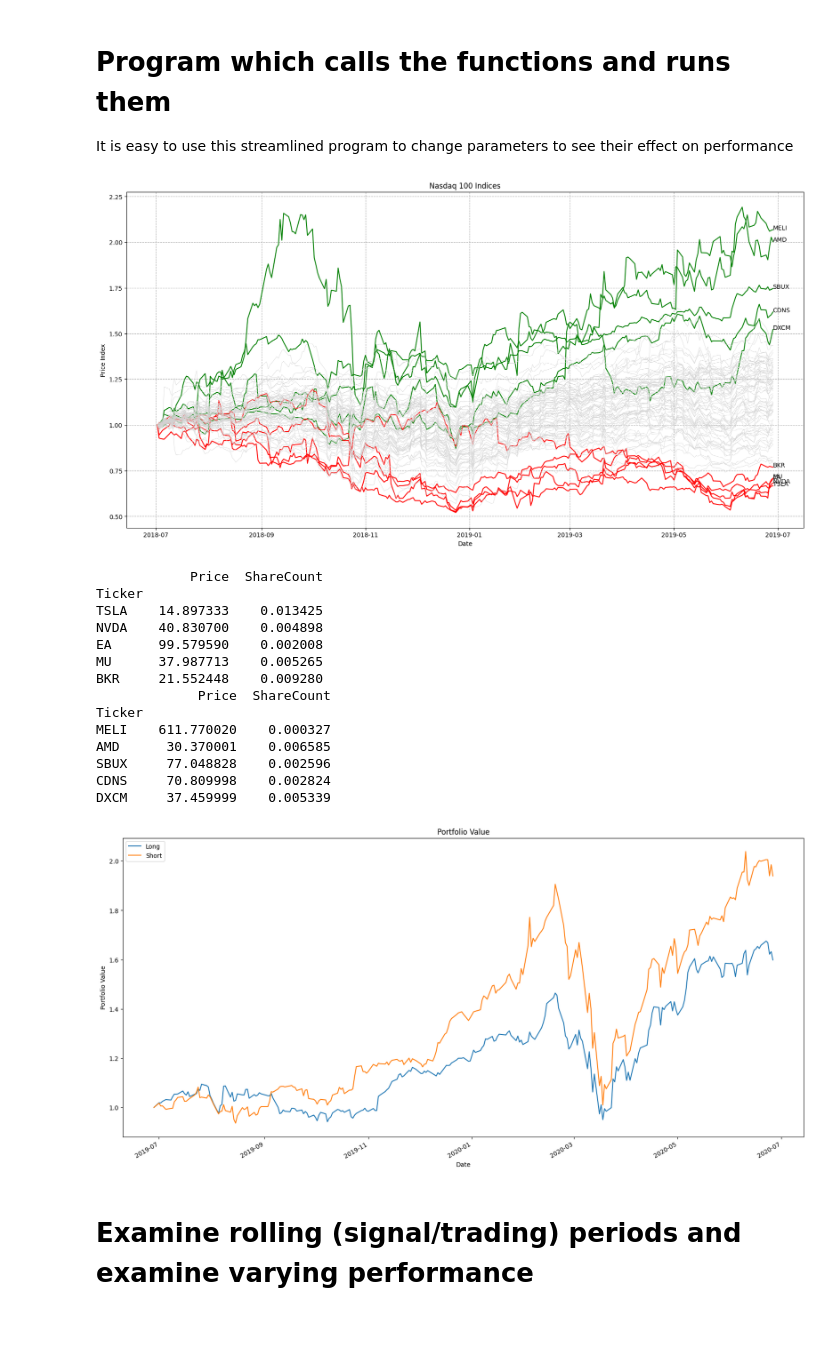
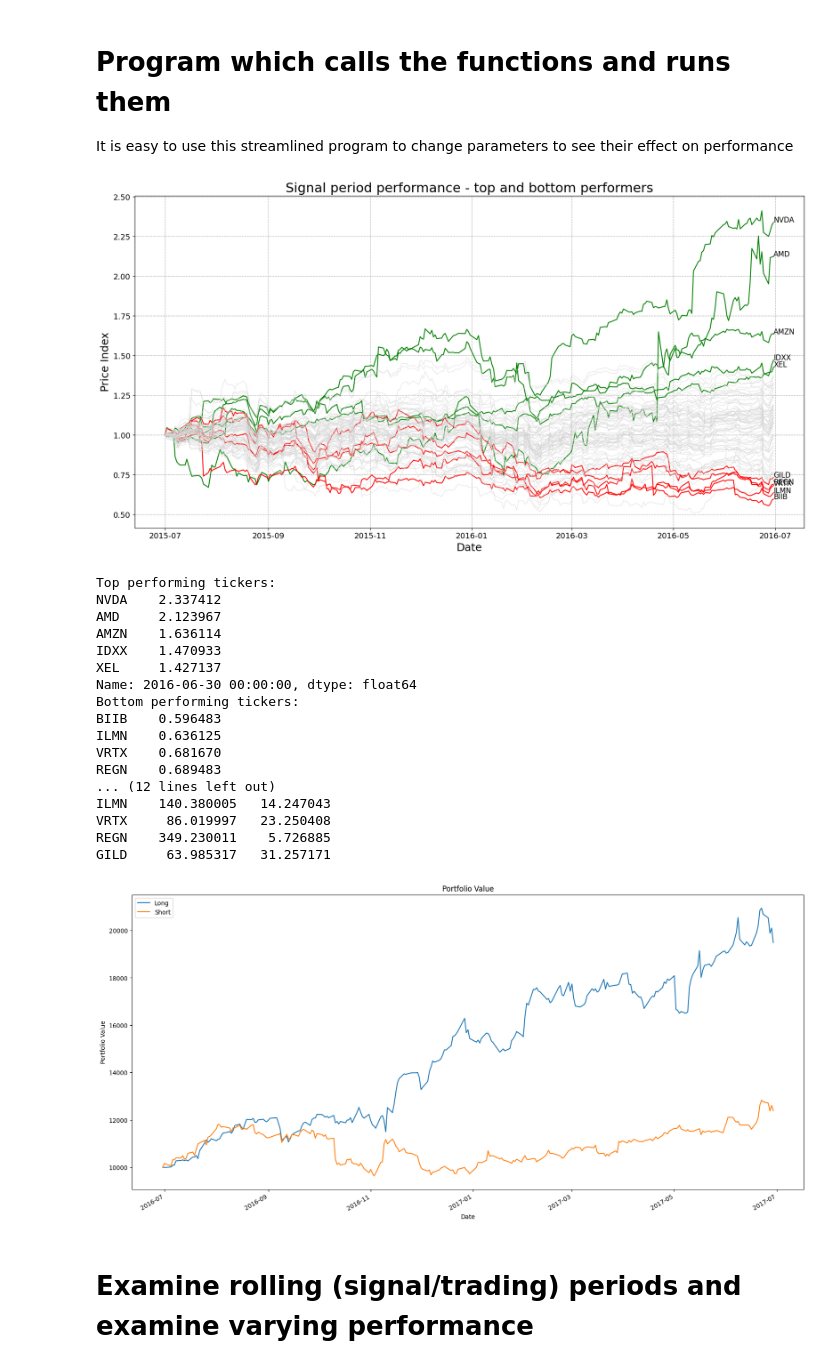
Before and after one commit to howesrichard/CodeFinModUQ, a Jupyter notebook: momentum_looped_RH.ipynb, the cells around one changed output. Cells and saved outputs as stored; diff of their text form; code cells hidden in the pictures; blank space fills up the shorter version.

```diff
--- a/momentum_looped_RH.ipynb
+++ b/momentum_looped_RH.ipynb
@@ -82,18 +82,26 @@ def plot_signal_period(hPricesIDX, topPerformers, bottomPerformers, otherTickers
     plt.figure(figsize=(20,10))
     for ticker in topPerformers:
         plt.plot(signalIndexDT[ticker], color='green')
-        plt.text(signalIndexDT.index[-1], signalIndexDT[ticker].iloc[-1], ticker)
+        plt.text(signalIndexDT.index[-1], signalIndexDT[ticker].iloc[-1], ticker, fontsize=12)
     for ticker in bottomPerformers:
         plt.plot(signalIndexDT[ticker], color='red')
-        plt.text(signalIndexDT.index[-1], signalIndexDT[ticker].iloc[-1], ticker)
+        plt.text(signalIndexDT.index[-1], signalIndexDT[ticker].iloc[-1], ticker, fontsize=12)
     for ticker in otherTickers:
         plt.plot(signalIndexDT[ticker], color='lightgrey', linewidth='0.5')
-    plt.xlabel('Date')
-    plt.ylabel('Price Index')
-    plt.title('Nasdaq 100 Indices')
+    plt.xlabel('Date', fontsize=18)
+    plt.xticks(fontsize=13)
+    plt.ylabel('Price Index', fontsize=18)
+    plt.yticks(fontsize=13)
+    plt.title('Signal period performance - top and bottom performers', fontsize=22)
     # plot gridlines
     plt.grid(which='major', axis='both', linestyle='--')
     plt.show()
+
+    # print the index values for the top performing tickers and bottom performing tickers
+    print('Top performing tickers:')
+    print(signalIndexDT[topPerformers].iloc[-1])
+    print('Bottom performing tickers:')
+    print(signalIndexDT[bottomPerformers].iloc[-1])
 # %%
 def get_long_short_portfolios(signatDT, signal_start_date, opening_portfolio_value, topPerformers, bottomPerformers, numPositions):
 
@@ -144,37 +152,40 @@ def plot_portfolio_performance(longPort_values, shortPort_values):
 
 It is easy to use this streamlined program to change parameters to see their effect on performance
 # %%
-signal_start_date = '2018-07-01'
+signal_start_date = '2015-07-01'
 numPositions = 5
 signal_months = 12
 trading_months = 12
-portfolioSize = 1
+portfolioSize = 10000
 
 signalDT, signalIndexDT, signal_start_date, signal_end_date = get_signal_data(hPricesDT, signal_start_date, signal_months)
 topPerformers, bottomPerformers, otherPerformers = get_top_bottom_tickers(signalDT, signalIndexDT, numPositions)
 plot_signal_period(signalDT, topPerformers, bottomPerformers, otherPerformers)
 shortPORT, longPORT = get_long_short_portfolios(signalDT, signal_start_date, portfolioSize, topPerformers, bottomPerformers, numPositions)
+print(longPORT)
 print(shortPORT)
-print(longPORT)
 longPort_values, shortPort_values = run_portfolio_performance(longPORT, shortPORT, hPricesDT, signal_end_date, trading_months)
 plot_portfolio_performance(longPort_values, shortPort_values)
 # %% [output]
-[figure, old version]
+[figure, new version]
-            Price  ShareCount
-Ticker
-TSLA    14.897333    0.013425
-NVDA    40.830700    0.004898
-EA      99.579590    0.002008
-MU      37.987713    0.005265
-BKR     21.552448    0.009280
-             Price  ShareCount
-Ticker
-MELI    611.770020    0.000327
-AMD      30.370001    0.006585
-SBUX     77.048828    0.002596
-CDNS     70.809998    0.002824
-DXCM     37.459999    0.005339
+Top performing tickers:
+NVDA    2.337412
+AMD     2.123967
+AMZN    1.636114
+IDXX    1.470933
+XEL     1.427137
+Name: 2016-06-30 00:00:00, dtype: float64
+Bottom performing tickers:
+BIIB    0.596483
+ILMN    0.636125
+VRTX    0.681670
+REGN    0.689483
+... (12 lines left out)
+ILMN    140.380005   14.247043
+VRTX     86.019997   23.250408
+REGN    349.230011    5.726885
+GILD     63.985317   31.257171
-[figure, old version]
+[figure, new version]
 # %% [markdown]
 # Examine rolling (signal/trading) periods and examine varying performance
 # %%
```
Also changed, not shown: parts of 1 cell of this notebook, 1 other file.
